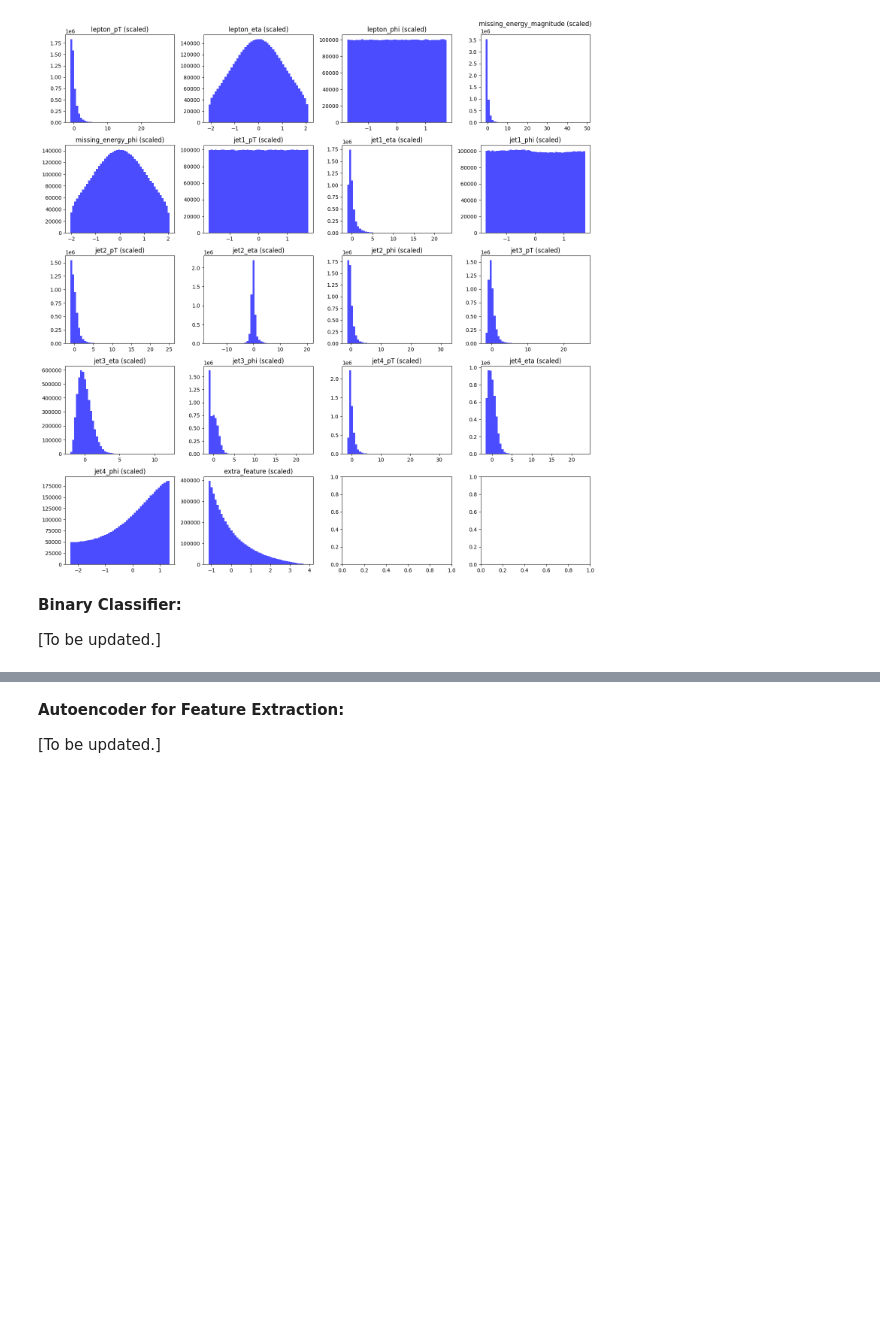
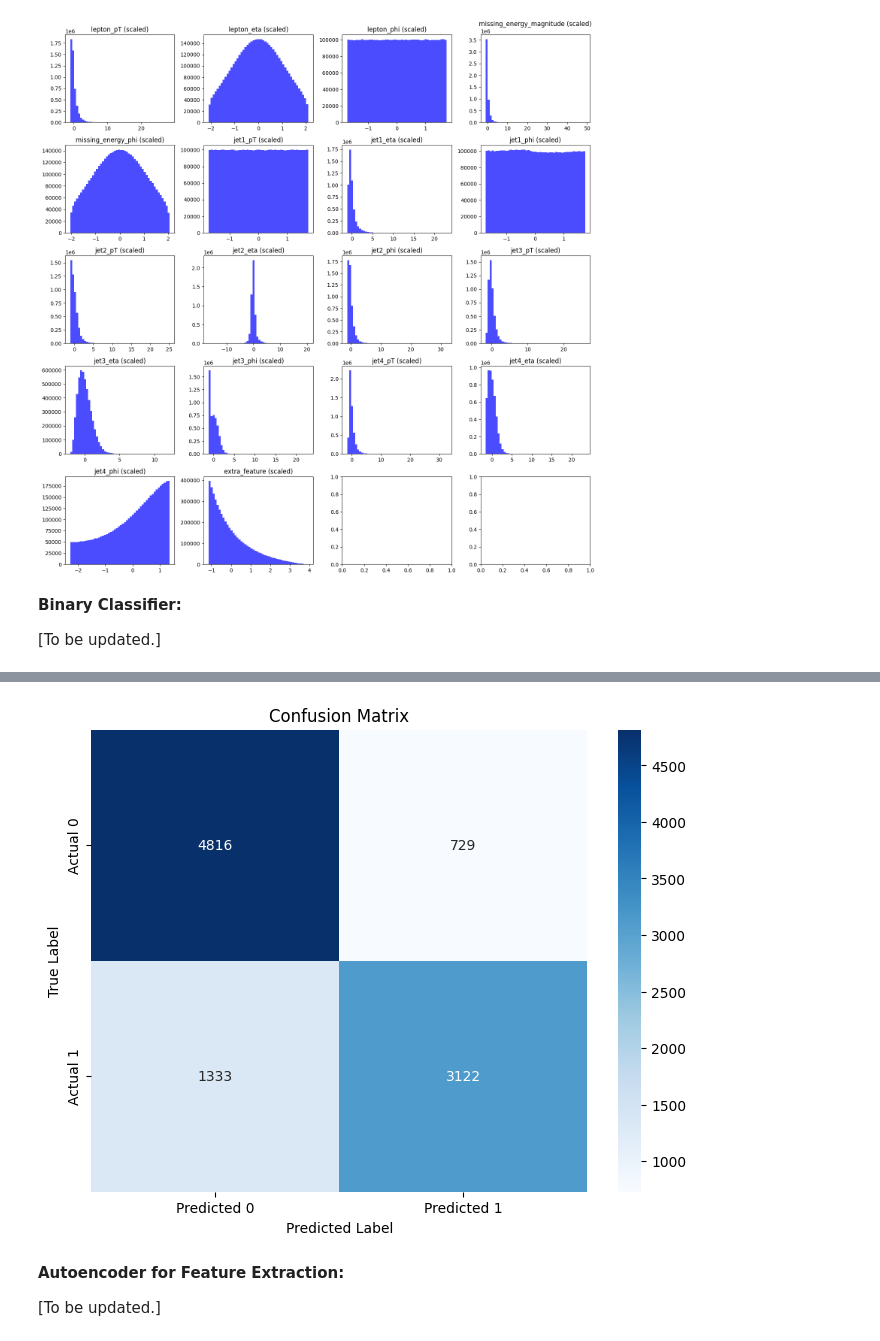
Before and after one commit to fariyanalam/Projects, a Jupyter notebook: PHYS152_Final_Project.ipynb, the cells around one changed output, grey strips where cells are left out. Drawn from its saved outputs; the diff is of its cells as text; code cells hidden in the pictures; blank space fills up the shorter version.

```diff
--- a/PHYS152_Final_Project.ipynb
+++ b/PHYS152_Final_Project.ipynb
@@ -223,3 +252,34 @@ plt.show()
+# %%
+from sklearn.metrics import confusion_matrix, roc_curve, auc
+import matplotlib.pyplot as plt
+import seaborn as sns
+import numpy as np
+
+# Load the trained model
+net.load_state_dict(torch.load("binary_classifier.pth"))
+net.eval()
+with torch.no_grad():
+    y_pred_test = net(x_test_tensor)
+
+y_pred_probs = y_pred_test
+y_pred_binary = (y_pred_probs > 0.5).float()
+
+y_test_no = y_test_tensor.cpu().numpy()
+y_pred_binary_np = y_pred_binary.cpu().numpy()
+
+cm = confusion_matrix(y_test_no, y_pred_binary_np)
+
+plt.figure(figsize=(8, 6))
+sns.heatmap(cm, annot=True, fmt='d', cmap='Blues',
+            xticklabels = ['Predicted 0', 'Predicted 1'],
+            yticklabels = ['Actual 0', 'Actual 1']
+            )
+plt.xlabel('Predicted Label')
+plt.ylabel('True Label')
+plt.title('Confusion Matrix')
+plt.show()
+# %% [output]
+[figure, added]
 # %% [markdown]
 **Autoencoder for Feature Extraction:**
 
```
Also changed, not shown: parts of 7 cells of this notebook.
